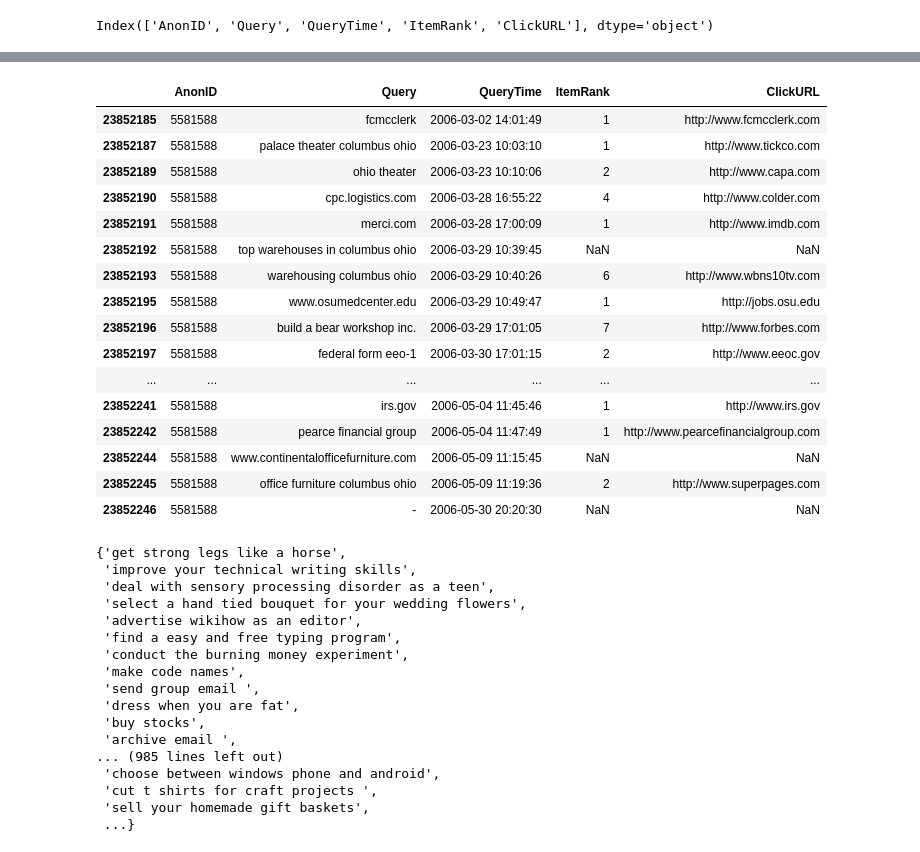
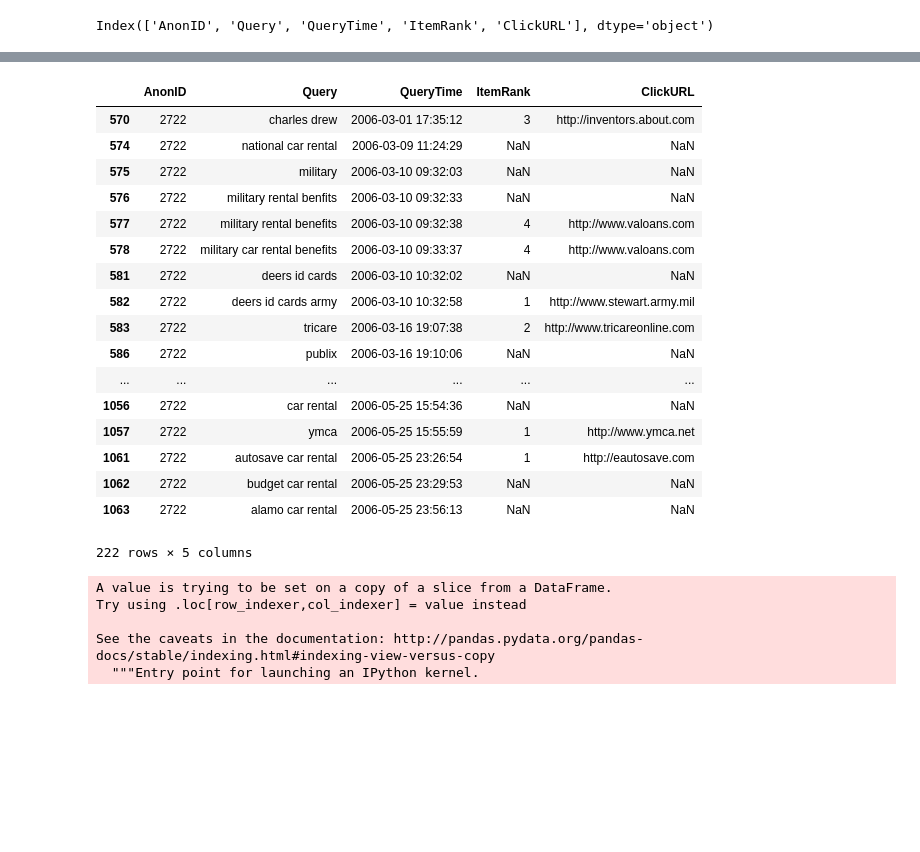
Before and after one commit to feay1234/WikiHow-Task-Based, a Jupyter notebook: AOL.ipynb, the cells around one changed output, grey strips where cells are left out. Saved outputs shown, nothing was run; the diff lists cells and outputs as text; code cells hidden in the pictures; blank space fills up the shorter version.

```diff
--- a/AOL.ipynb
+++ b/AOL.ipynb
@@ -29,3 +19,8 @@ len(df)
+# %%
+# remove website query
+df = df[~df['Query'].str.lower().str.contains('|'.join(["www.", ".com", ".uk", ".us", ".edu"]), na=False)]
+# %%
+df["QueryTime"] = pd.to_datetime(df["QueryTime"])
 # %%
 df.columns
 # %% [output]
@@ -78,46 +31,27 @@ df[df['Query'].str.lower().str.contains("how to", na=False)]
-# %%
-df[df.AnonID == 5581588]
-# %% [output]
-|  | AnonID | Query | QueryTime | ItemRank | ClickURL |
-| 23852185 | 5581588 | fcmcclerk | 2006-03-02 14:01:49 | 1 | http://www.fcmcclerk.com |
-| 23852187 | 5581588 | palace theater columbus ohio | 2006-03-23 10:03:10 | 1 | http://www.tickco.com |
-| 23852189 | 5581588 | ohio theater | 2006-03-23 10:10:06 | 2 | http://www.capa.com |
-| 23852190 | 5581588 | cpc.logistics.com | 2006-03-28 16:55:22 | 4 | http://www.colder.com |
-| 23852191 | 5581588 | merci.com | 2006-03-28 17:00:09 | 1 | http://www.imdb.com |
-| 23852192 | 5581588 | top warehouses in columbus ohio | 2006-03-29 10:39:45 | NaN | NaN |
-| 23852193 | 5581588 | warehousing columbus ohio | 2006-03-29 10:40:26 | 6 | http://www.wbns10tv.com |
-| 23852195 | 5581588 | www.osumedcenter.edu | 2006-03-29 10:49:47 | 1 | http://jobs.osu.edu |
-| 23852196 | 5581588 | build a bear workshop inc. | 2006-03-29 17:01:05 | 7 | http://www.forbes.com |
-| 23852197 | 5581588 | federal form eeo-1 | 2006-03-30 17:01:15 | 2 | http://www.eeoc.gov |
-| ... | ... | ... | ... | ... | ... |
-| 23852241 | 5581588 | irs.gov | 2006-05-04 11:45:46 | 1 | http://www.irs.gov |
-| 23852242 | 5581588 | pearce financial group | 2006-05-04 11:47:49 | 1 | http://www.pearcefinancialgroup.com |
-| 23852244 | 5581588 | www.continentalofficefurniture.com | 2006-05-09 11:15:45 | NaN | NaN |
-| 23852245 | 5581588 | office furniture columbus ohio | 2006-05-09 11:19:36 | 2 | http://www.superpages.com |
-| 23852246 | 5581588 | - | 2006-05-30 20:20:30 | NaN | NaN |
 # %%
 wiki = pd.read_csv("data/wikihowSep.csv", sep=",", error_bad_lines=False)
 # %%
 how = set([])
 for i in wiki.title.str.lower().unique().tolist():
     how.add(regex.sub(' ', str(i)).replace("how to","")[1:])
-# %%
-how
-# %% [output]
-{'get strong legs like a horse',
- 'improve your technical writing skills',
- 'deal with sensory processing disorder as a teen',
- 'select a hand tied bouquet for your wedding flowers',
- 'advertise wikihow as an editor',
- 'find a easy and free typing program',
- 'conduct the burning money experiment',
- 'make code names',
- 'send group email ',
- 'dress when you are fat',
- 'buy stocks',
- 'archive email ',
-... (985 lines left out)
- 'choose between windows phone and android',
- 'cut t shirts for craft projects ',
- 'sell your homemade gift baskets',
- ...}
+# %%
+df[df.AnonID == 2722]
+# %% [output]
+|  | AnonID | Query | QueryTime | ItemRank | ClickURL |
+| 570 | 2722 | charles drew | 2006-03-01 17:35:12 | 3 | http://inventors.about.com |
+| 574 | 2722 | national car rental | 2006-03-09 11:24:29 | NaN | NaN |
+| 575 | 2722 | military | 2006-03-10 09:32:03 | NaN | NaN |
+| 576 | 2722 | military rental benfits | 2006-03-10 09:32:33 | NaN | NaN |
+| 577 | 2722 | military rental benefits | 2006-03-10 09:32:38 | 4 | http://www.valoans.com |
+| 578 | 2722 | military car rental benefits | 2006-03-10 09:33:37 | 4 | http://www.valoans.com |
+| 581 | 2722 | deers id cards | 2006-03-10 10:32:02 | NaN | NaN |
+| 582 | 2722 | deers id cards army | 2006-03-10 10:32:58 | 1 | http://www.stewart.army.mil |
+| 583 | 2722 | tricare | 2006-03-16 19:07:38 | 2 | http://www.tricareonline.com |
+| 586 | 2722 | publix | 2006-03-16 19:10:06 | NaN | NaN |
+| ... | ... | ... | ... | ... | ... |
+| 1056 | 2722 | car rental | 2006-05-25 15:54:36 | NaN | NaN |
+| 1057 | 2722 | ymca | 2006-05-25 15:55:59 | 1 | http://www.ymca.net |
+| 1061 | 2722 | autosave car rental | 2006-05-25 23:26:54 | 1 | http://eautosave.com |
+| 1062 | 2722 | budget car rental | 2006-05-25 23:29:53 | NaN | NaN |
+| 1063 | 2722 | alamo car rental | 2006-05-25 23:56:13 | NaN | NaN |
+222 rows × 5 columns
@@ -123,0 +60,8 @@ how
+# %%
+howto["QueryTime"] = pd.to_datetime(howto["QueryTime"])
+# %% [output]
+A value is trying to be set on a copy of a slice from a DataFrame.
+Try using .loc[row_indexer,col_indexer] = value instead
+
+See the caveats in the documentation: http://pandas.pydata.org/pandas-docs/stable/indexing.html#indexing-view-versus-copy
+  """Entry point for launching an IPython kernel.
```
Also changed, not shown: parts of 11 cells of this notebook.
